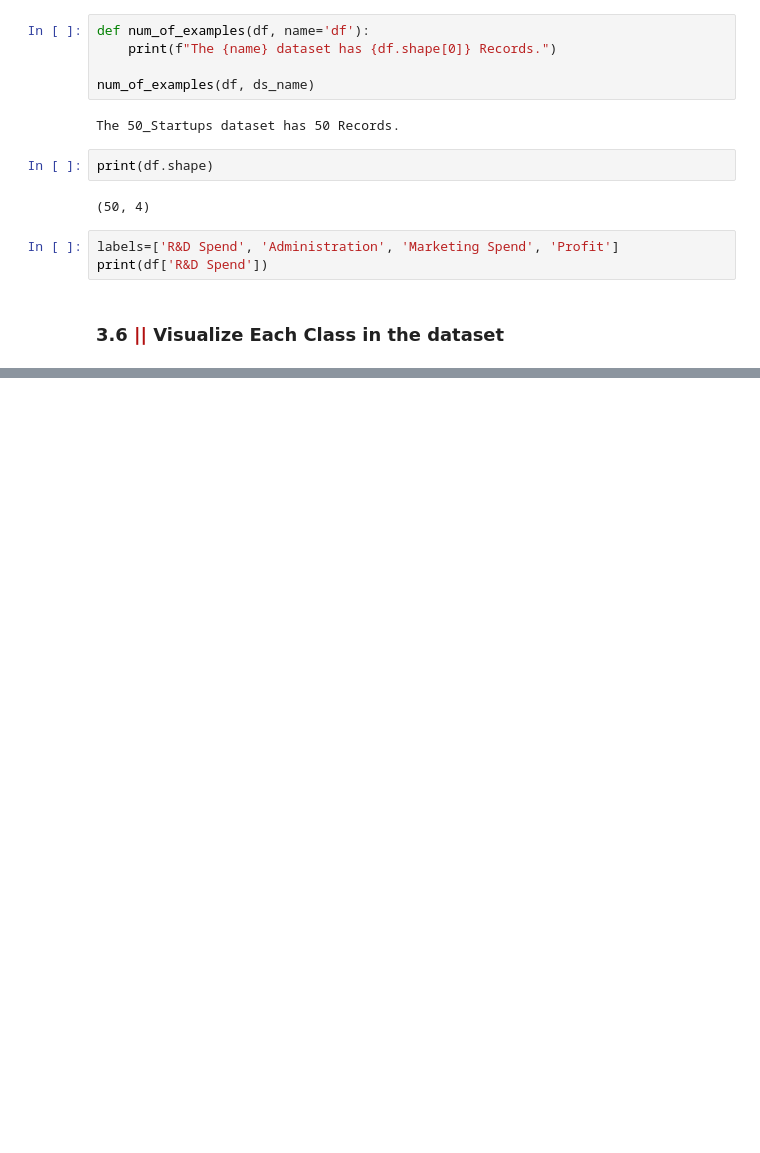
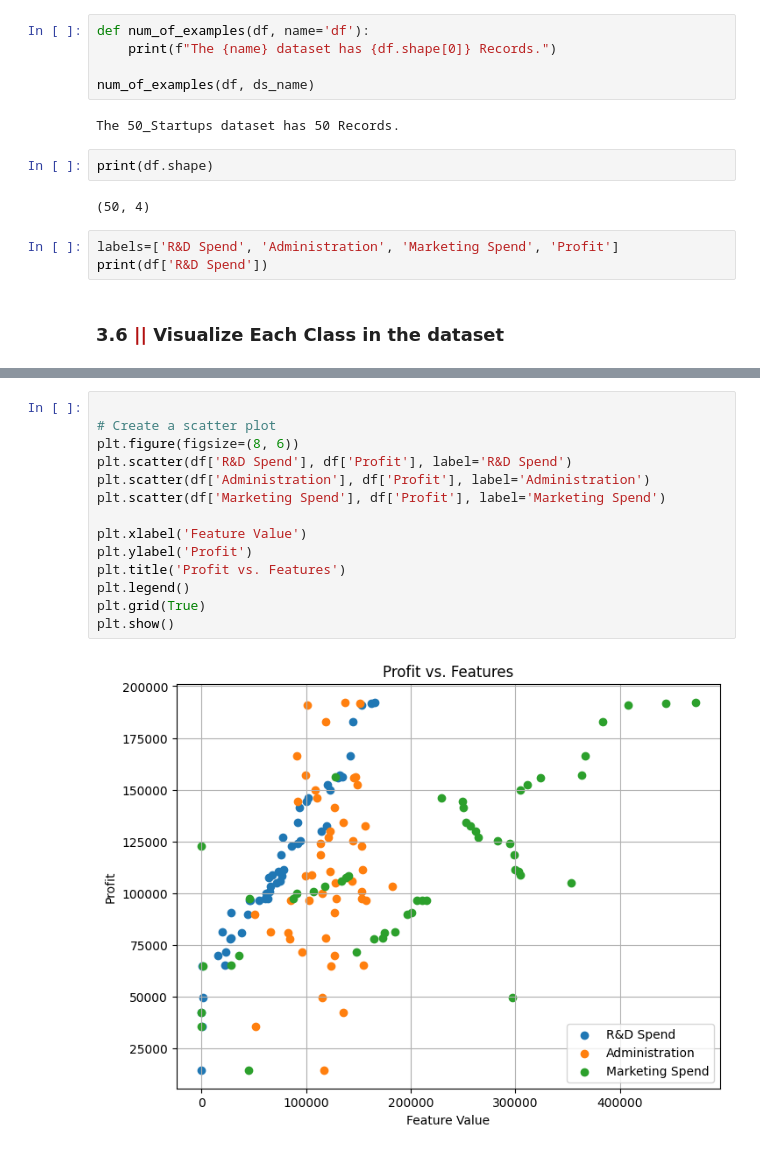
Before and after one commit to adamusengamana/Project_-50_Companies_Model-, a Jupyter notebook: Project_50_Companies_Model.ipynb, the cells around one changed output, grey strips where cells are left out. Cells and saved outputs as stored; diff of their text form; blank space fills up the shorter version.

```diff
--- a/Project_50_Companies_Model.ipynb
+++ b/Project_50_Companies_Model.ipynb
@@ -126,0 +123,16 @@ plt.show()
+# %%
+
+# Create a scatter plot
+plt.figure(figsize=(8, 6))
+plt.scatter(df['R&D Spend'], df['Profit'], label='R&D Spend')
+plt.scatter(df['Administration'], df['Profit'], label='Administration')
+plt.scatter(df['Marketing Spend'], df['Profit'], label='Marketing Spend')
+
+plt.xlabel('Feature Value')
+plt.ylabel('Profit')
+plt.title('Profit vs. Features')
+plt.legend()
+plt.grid(True)
+plt.show()
+# %% [output]
+[figure, added]
```
Also changed, not shown: parts of 2 cells of this notebook.
